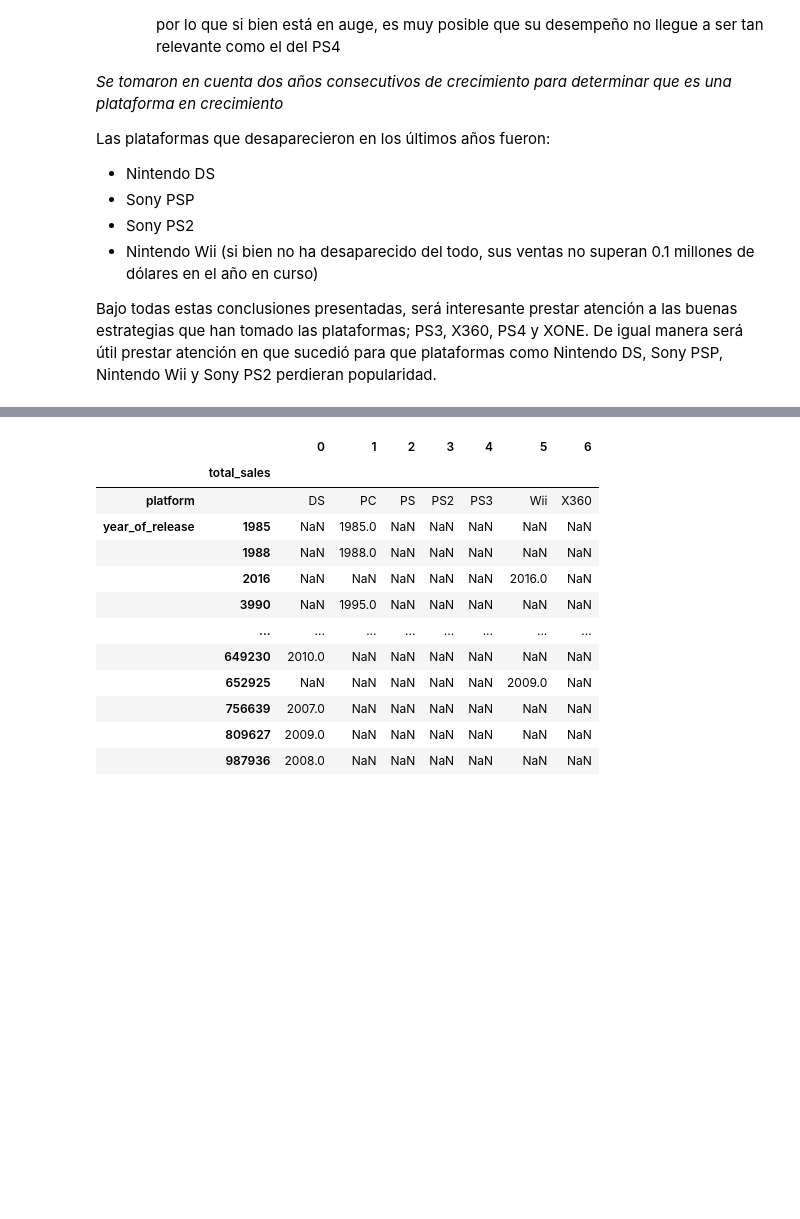
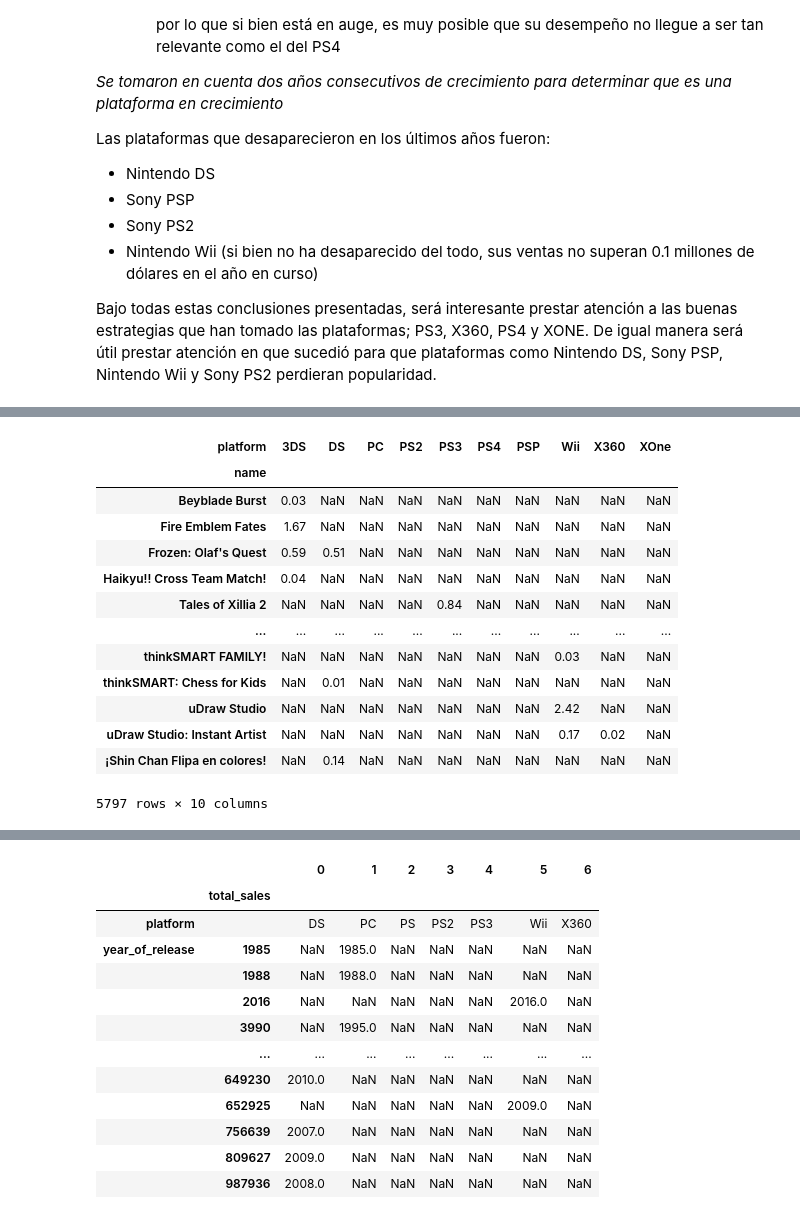
Before and after one commit to OmiHdz/project_s6, a Jupyter notebook: project_s6.ipynb, the cells around one changed output, grey strips where cells are left out. Drawn from its saved outputs; the diff is of its cells as text; code cells hidden in the pictures; blank space fills up the shorter version.

```diff
--- a/project_s6.ipynb
+++ b/project_s6.ipynb
@@ -855,0 +977,22 @@ Creando un gráfico de dispersión y calculando la correlación entre las reseñ
+# %%
+#top_10_pivot =
+#pivot_df= top_10.pivot_table(index='year_of_release',columns='platform', values='total_sales', aggfunc='sum')
+#crea una lista con 10 nombres de df diferentes e iteralos a la vez
+teste= top_10.pivot_table(index='name',columns='platform',values='total_sales')
+teste
+#teste['3DS']
+# %% [output]
+| platform | 3DS | DS | PC | PS2 | PS3 | PS4 | PSP | Wii | X360 | XOne |
+| name |  |  |  |  |  |  |  |  |  |  |
+| Beyblade Burst | 0.03 | NaN | NaN | NaN | NaN | NaN | NaN | NaN | NaN | NaN |
+| Fire Emblem Fates | 1.67 | NaN | NaN | NaN | NaN | NaN | NaN | NaN | NaN | NaN |
+| Frozen: Olaf's Quest | 0.59 | 0.51 | NaN | NaN | NaN | NaN | NaN | NaN | NaN | NaN |
+| Haikyu!! Cross Team Match! | 0.04 | NaN | NaN | NaN | NaN | NaN | NaN | NaN | NaN | NaN |
+| Tales of Xillia 2 | NaN | NaN | NaN | NaN | 0.84 | NaN | NaN | NaN | NaN | NaN |
+| ... | ... | ... | ... | ... | ... | ... | ... | ... | ... | ... |
+| thinkSMART FAMILY! | NaN | NaN | NaN | NaN | NaN | NaN | NaN | 0.03 | NaN | NaN |
+| thinkSMART: Chess for Kids | NaN | 0.01 | NaN | NaN | NaN | NaN | NaN | NaN | NaN | NaN |
+| uDraw Studio | NaN | NaN | NaN | NaN | NaN | NaN | NaN | 2.42 | NaN | NaN |
+| uDraw Studio: Instant Artist | NaN | NaN | NaN | NaN | NaN | NaN | NaN | 0.17 | 0.02 | NaN |
+| ¡Shin Chan Flipa en colores! | NaN | 0.14 | NaN | NaN | NaN | NaN | NaN | NaN | NaN | NaN |
+5797 rows × 10 columns
```
Also changed, not shown: parts of 20 cells of this notebook.
